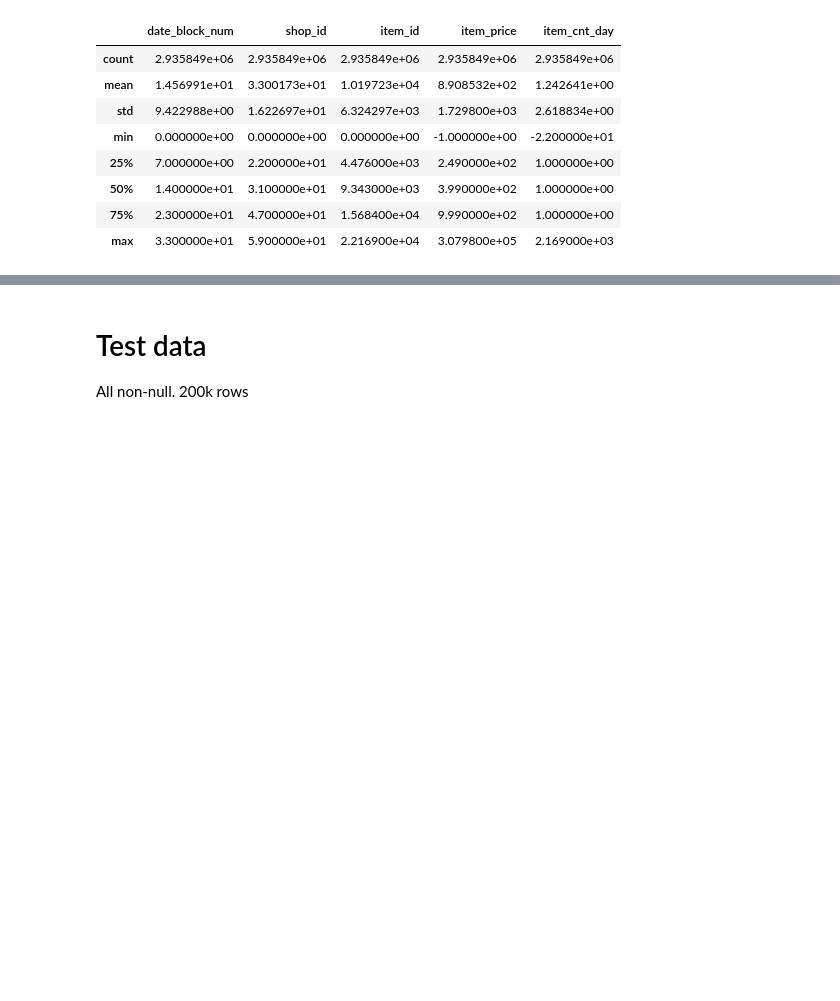
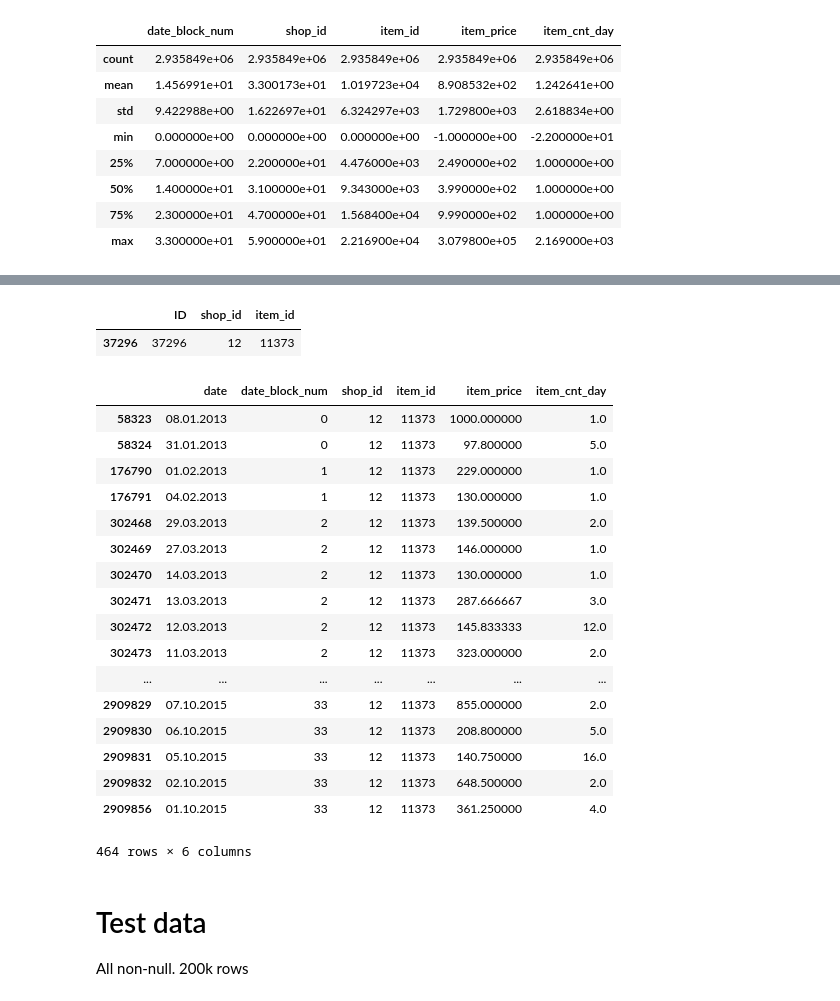
Before and after one commit to keijak/kaggle-pub, a Jupyter notebook: sales1c/eda.ipynb, the cells around one changed output, grey strips where cells are left out. Cells and saved outputs as stored; diff of their text form; code cells hidden in the pictures; blank space fills up the shorter version.

```diff
--- a/sales1c/eda.ipynb
+++ b/sales1c/eda.ipynb
@@ -92,3 +162,29 @@ df_train_all[df_train_all.item_cnt_day > 700]
+# %%
+df_test[(df_test.shop_id == 12) & (df_test.item_id == 11373)]
+# %% [output]
+|  | ID | shop_id | item_id |
+| 37296 | 37296 | 12 | 11373 |
+# %%
+df_train_all[(df_train_all.shop_id == 12) & (df_train_all.item_id == 11373)]
+# %% [output]
+|  | date | date_block_num | shop_id | item_id | item_price | item_cnt_day |
+| 58323 | 08.01.2013 | 0 | 12 | 11373 | 1000.000000 | 1.0 |
+| 58324 | 31.01.2013 | 0 | 12 | 11373 | 97.800000 | 5.0 |
+| 176790 | 01.02.2013 | 1 | 12 | 11373 | 229.000000 | 1.0 |
+| 176791 | 04.02.2013 | 1 | 12 | 11373 | 130.000000 | 1.0 |
+| 302468 | 29.03.2013 | 2 | 12 | 11373 | 139.500000 | 2.0 |
+| 302469 | 27.03.2013 | 2 | 12 | 11373 | 146.000000 | 1.0 |
+| 302470 | 14.03.2013 | 2 | 12 | 11373 | 130.000000 | 1.0 |
+| 302471 | 13.03.2013 | 2 | 12 | 11373 | 287.666667 | 3.0 |
+| 302472 | 12.03.2013 | 2 | 12 | 11373 | 145.833333 | 12.0 |
+| 302473 | 11.03.2013 | 2 | 12 | 11373 | 323.000000 | 2.0 |
+| ... | ... | ... | ... | ... | ... | ... |
+| 2909829 | 07.10.2015 | 33 | 12 | 11373 | 855.000000 | 2.0 |
+| 2909830 | 06.10.2015 | 33 | 12 | 11373 | 208.800000 | 5.0 |
+| 2909831 | 05.10.2015 | 33 | 12 | 11373 | 140.750000 | 16.0 |
+| 2909832 | 02.10.2015 | 33 | 12 | 11373 | 648.500000 | 2.0 |
+| 2909856 | 01.10.2015 | 33 | 12 | 11373 | 361.250000 | 4.0 |
+464 rows × 6 columns
 # %% [markdown]
 # Test data
 All non-null.
```
Also changed, not shown: parts of 8 cells of this notebook, 1 other file.
